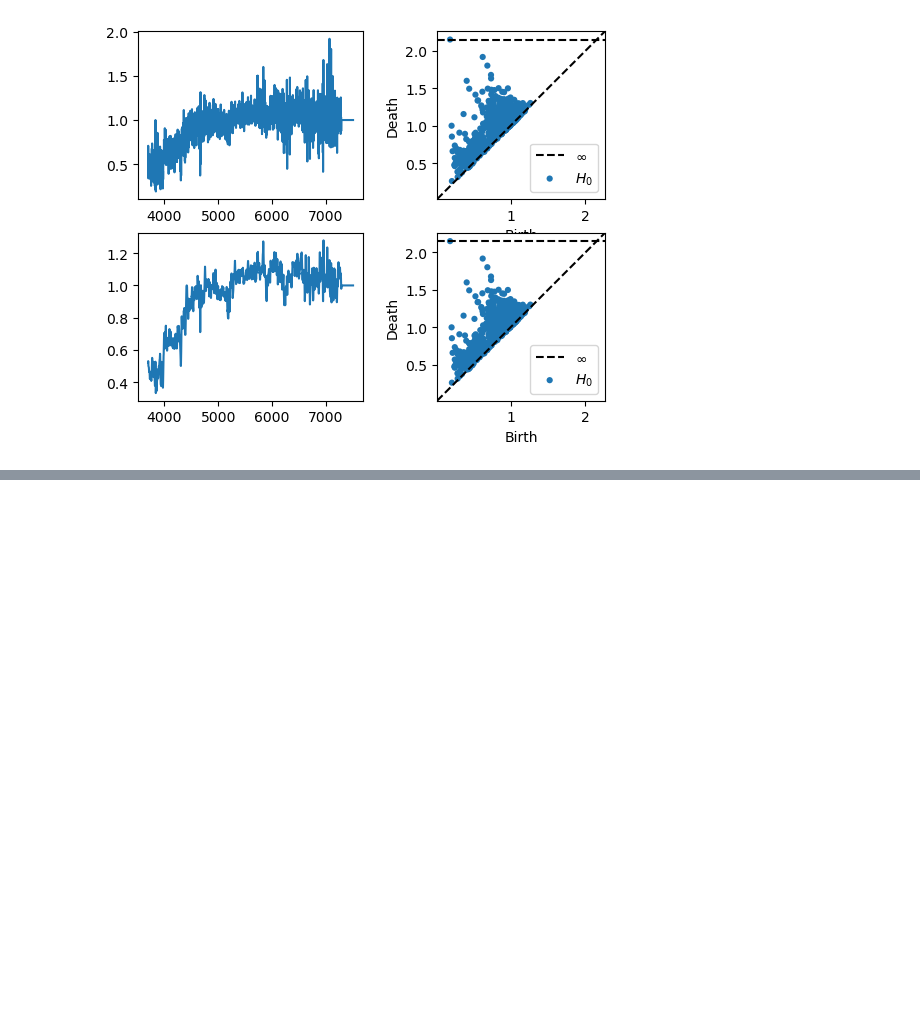
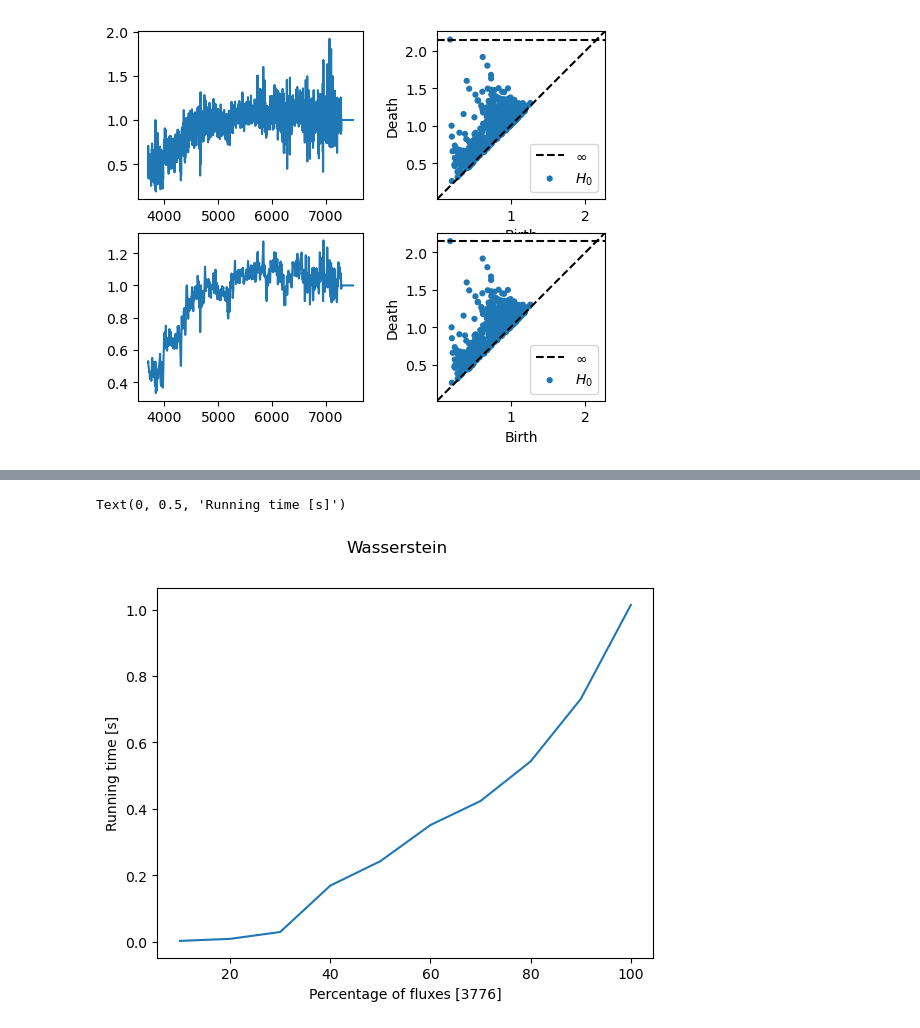
Before and after one commit to cosmic-hi-5/astropology, a Jupyter notebook: explore/spectra.ipynb, the cells around one changed output, grey strips where cells are left out. Cells and saved outputs as stored; diff of their text form; code cells hidden in the pictures; blank space fills up the shorter version.

```diff
--- a/explore/spectra.ipynb
+++ b/explore/spectra.ipynb
@@ -111,0 +79,3 @@ tata.data.nbytes
+# %%
+pdgm_i = pd_signal(spectra[0])
+pdgm_j = pd_signal(spectra[1])
@@ -111,0 +92,29 @@ tata.data.nbytes
+# %%
+percentages = np.arange(10, 110, 10)
+# percentages
+w_time = np.empty(percentages.size)
+b_time = np.empty(percentages.size)
+
+for idx, percentage in enumerate(percentages):
+
+    n_fluxes = percentage * spectra.shape[1] // 100
+    pdgm_i = pd_signal(spectra[0, :n_fluxes])
+    pdgm_j = pd_signal(spectra[1, :n_fluxes])
+
+    w_start_time = time.perf_counter()
+    _ = wasserstein_distance(pdgm_i, pdgm_j)
+    w_finish_time = time.perf_counter()
+    w_time[idx] = w_finish_time - w_start_time
+
+    b_start_time = time.perf_counter()
+    _ = bottleneck_distance(pdgm_i, pdgm_j)
+    b_finish_time = time.perf_counter()
+    b_time[idx] = b_finish_time - b_start_time
+# %%
+plt.plot(percentages, w_time)
+plt.suptitle("Wasserstein")
+plt.xlabel(f"Percentage of fluxes [{spectra.shape[1]}]")
+plt.ylabel("Running time [s]")
+# %% [output]
+Text(0, 0.5, 'Running time [s]')
+[figure, added]
```
Also changed, not shown: parts of 10 cells of this notebook.
